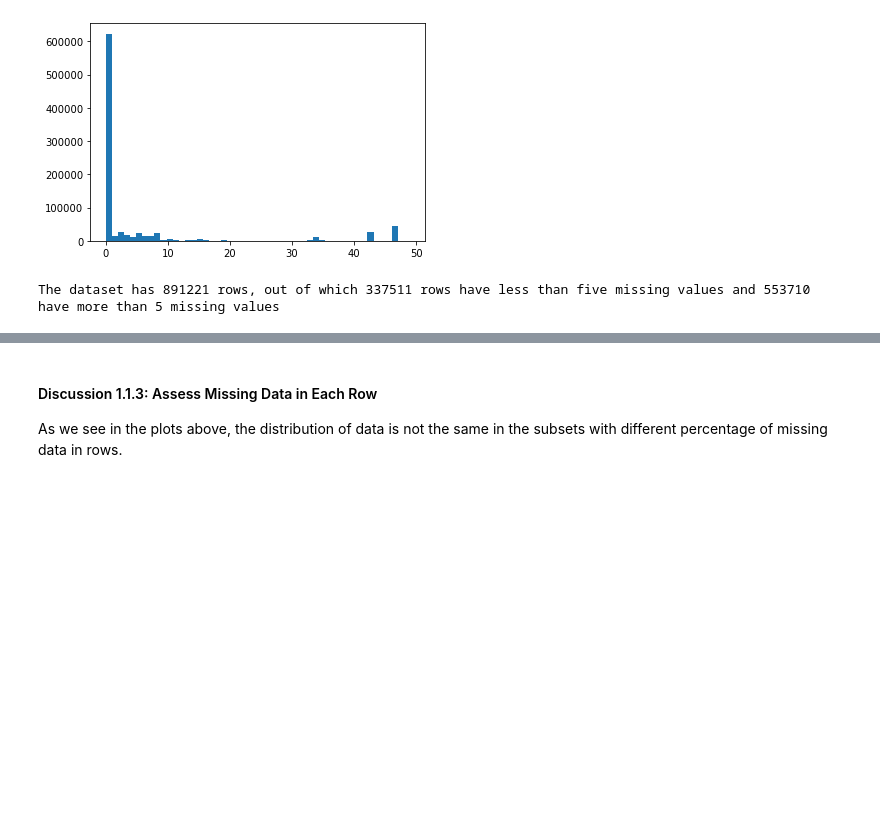
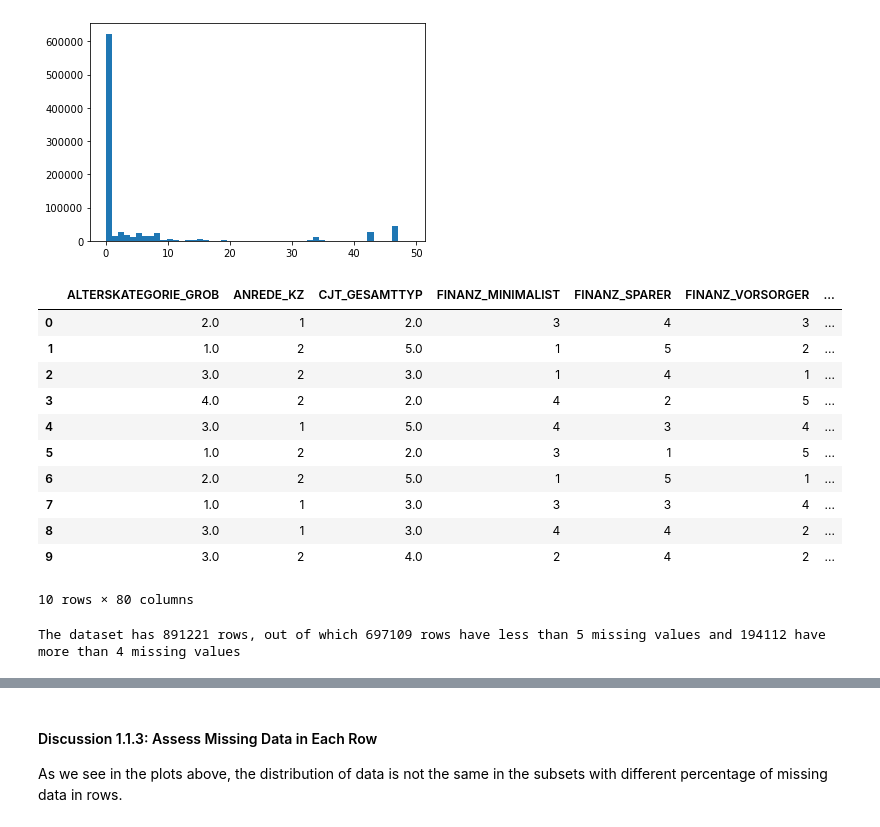
Before and after one commit to ImiGit/identify_customer_segments, a Jupyter notebook: Identify_Customer_Segments.ipynb, the cells around one changed output, grey strips where cells are left out. Cells and saved outputs as stored; diff of their text form; code cells hidden in the pictures; blank space fills up the shorter version.

```diff
--- a/Identify_Customer_Segments.ipynb
+++ b/Identify_Customer_Segments.ipynb
@@ -337,17 +337,36 @@ Depending on what you observe in your comparison, this will have implications on
 plt.hist(azdias_cleaned.isnull().sum(axis=1), bins=50);
 # %% [output]
 [figure]
+# %%
+# Write code to divide the data into two subsets based on the number of missing
+# values in each row.
+
+pd.reset_option("display.max_rows")
+azdias_cleaned['missing_values_row'] = azdias_cleaned.isnull().sum(axis=1)
+azdias_cleaned.head(10)
+# %% [output]
+|  | ALTERSKATEGORIE_GROB | ANREDE_KZ | CJT_GESAMTTYP | FINANZ_MINIMALIST | FINANZ_SPARER | FINANZ_VORSORGER | ... |
+| 0 | 2.0 | 1 | 2.0 | 3 | 4 | 3 | ... |
+| 1 | 1.0 | 2 | 5.0 | 1 | 5 | 2 | ... |
+| 2 | 3.0 | 2 | 3.0 | 1 | 4 | 1 | ... |
+| 3 | 4.0 | 2 | 2.0 | 4 | 2 | 5 | ... |
+| 4 | 3.0 | 1 | 5.0 | 4 | 3 | 4 | ... |
+| 5 | 1.0 | 2 | 2.0 | 3 | 1 | 5 | ... |
+| 6 | 2.0 | 2 | 5.0 | 1 | 5 | 1 | ... |
+| 7 | 1.0 | 1 | 3.0 | 3 | 3 | 4 | ... |
+| 8 | 3.0 | 1 | 3.0 | 4 | 4 | 2 | ... |
+| 9 | 3.0 | 2 | 4.0 | 2 | 4 | 2 | ... |
+10 rows × 80 columns
 # %%
-# Write code to divide the data into two subsets based on the number of missing
-# values in each row.
 #In each row there are 79 values. I will split the dataset into two subsets with
-#lower than 8 missing values (around 10% of 79) and more than that.
-azdias_cleaned_noMissing = azdias_cleaned[azdias_cleaned['LP_STATUS_GROB'].isin(azdias_cleaned.isnull().sum(axis=1) < 9)]
-azdias_cleaned_Missing = azdias_cleaned[~azdias_cleaned['LP_STATUS_GROB'].isin(azdias_cleaned.isnull().sum(axis=1) < 9)]
+#lower than 4 missing values (around 5% of 79) and more than that.
+
+azdias_cleaned_noMissing = azdias_cleaned[azdias_cleaned['missing_values_row'] < 5]
+azdias_cleaned_Missing = azdias_cleaned[azdias_cleaned['missing_values_row'] > 4]
 print(f"The dataset has {azdias_cleaned.shape[0]} rows, out of which {azdias_cleaned_noMissing.shape[0]}\
- rows have less than five missing values and {azdias_cleaned_Missing.shape[0]} have more than 5 missing values")
+ rows have less than 5 missing values and {azdias_cleaned_Missing.shape[0]} have more than 4 missing values")
 # %% [output]
-The dataset has 891221 rows, out of which 337511 rows have less than five missing values and 553710 have more than 5 missing values
+The dataset has 891221 rows, out of which 697109 rows have less than 5 missing values and 194112 have more than 4 missing values
 # %%
 # Compare the distribution of values for at least five columns where there are
 # no or few missing values, between the two subsets.
```
Also changed, not shown: parts of 1 cell of this notebook.
